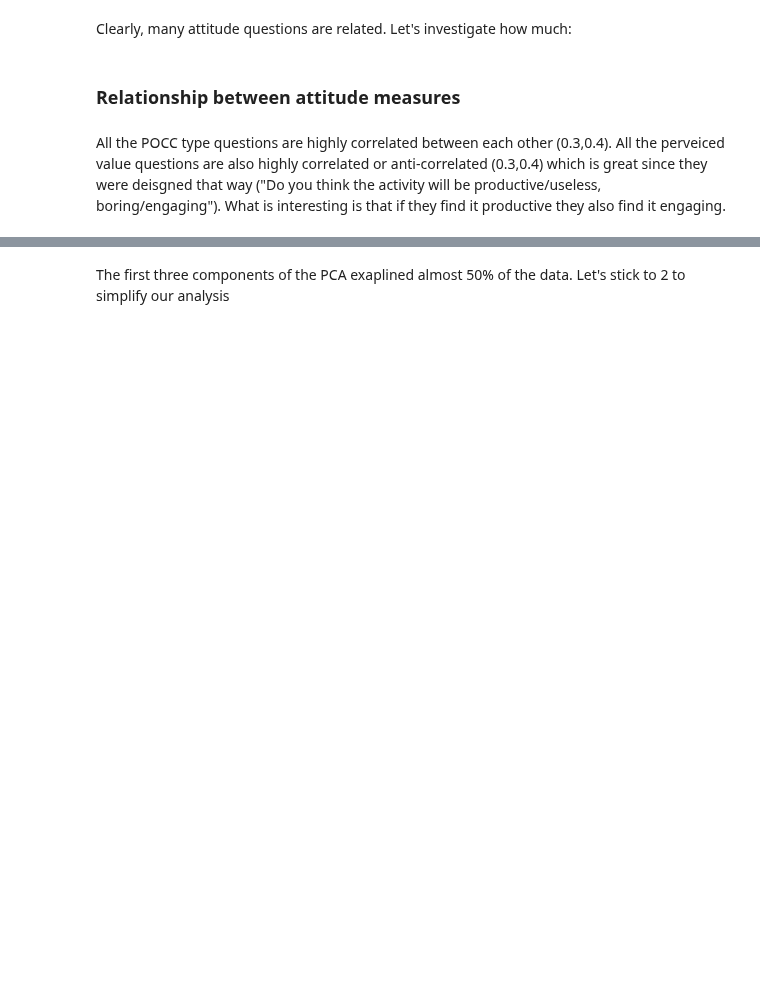
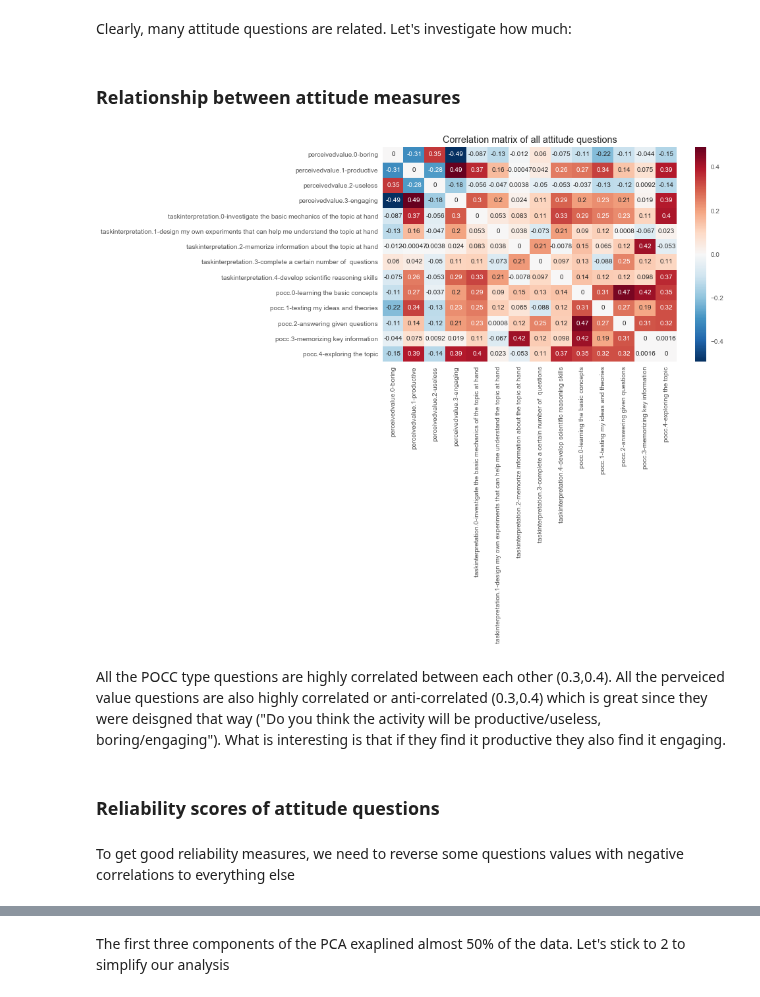
Before and after one commit to jmassall/inquiry_virtualLabs_study, a Jupyter notebook: analysis/incoming_attributes_analysis.ipynb, the cells around one changed output, grey strips where cells are left out. Saved outputs shown, nothing was run; the diff lists cells and outputs as text; code cells hidden in the pictures; blank space fills up the shorter version.

```diff
--- a/analysis/incoming_attributes_analysis.ipynb
+++ b/analysis/incoming_attributes_analysis.ipynb
@@ -157,16 +200,20 @@ Clearly, many attitude questions are related. Let's investigate how much:
 # %%
 from scipy.stats import spearmanr
 correlation_matrix = np.zeros((len(att_columns),len(att_columns)))
 for i,att_i in enumerate(att_columns):
     for j,att_j in enumerate(att_columns):
         r,p = spearmanr(data[att_i],data[att_j])
         correlation_matrix[i,j] = r
-#         if r>= 0.4 or r<=-0.4:
-#             print att_i,att_j,r,p
 
 np.fill_diagonal(correlation_matrix,0)
-# correlation_matrix[(correlation_matrix<0.4)&(correlation_matrix>-0.4)] = 0
+plt.title("Correlation matrix of all attitude questions")
 sns.heatmap(correlation_matrix,yticklabels=att_columns,xticklabels=att_columns,annot=True);
+# %% [output]
+[figure, added]
 # %% [markdown]
 All the POCC type questions are highly correlated between each other (0.3,0.4).
 All the perveiced value questions are also highly correlated or anti-correlated (0.3,0.4) which is great since they were deisgned that way ("Do you think the activity will be productive/useless, boring/engaging"). What is interesting is that if they find it productive they also find it engaging.
+# %% [markdown]
+### Reliability scores of attitude questions
+# %% [markdown]
+To get good reliability measures, we need to reverse some questions values with negative correlations to everything else
```
Also changed, not shown: parts of 48 cells of this notebook, 1 other file.
